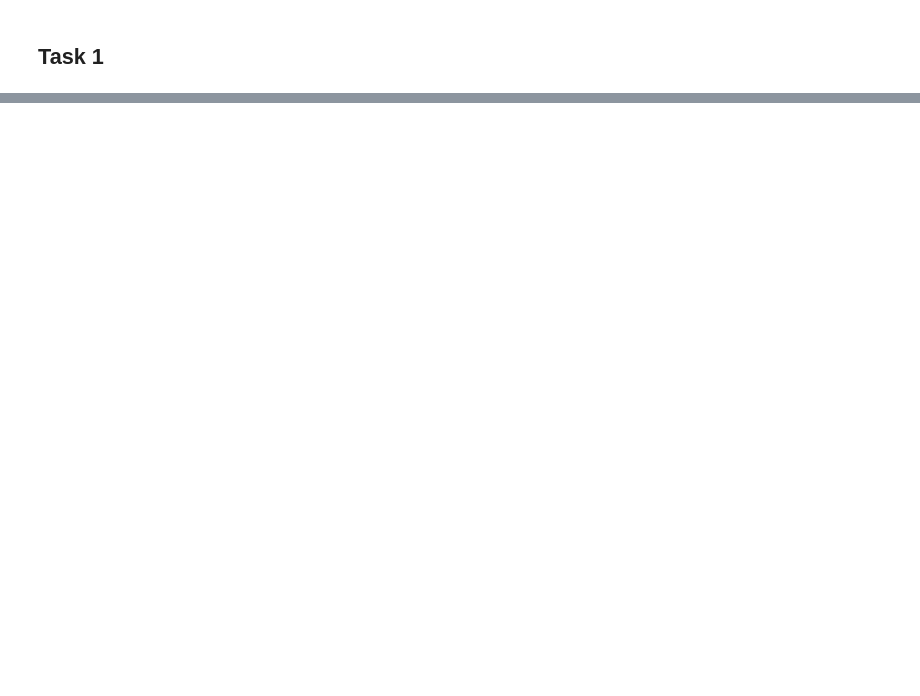
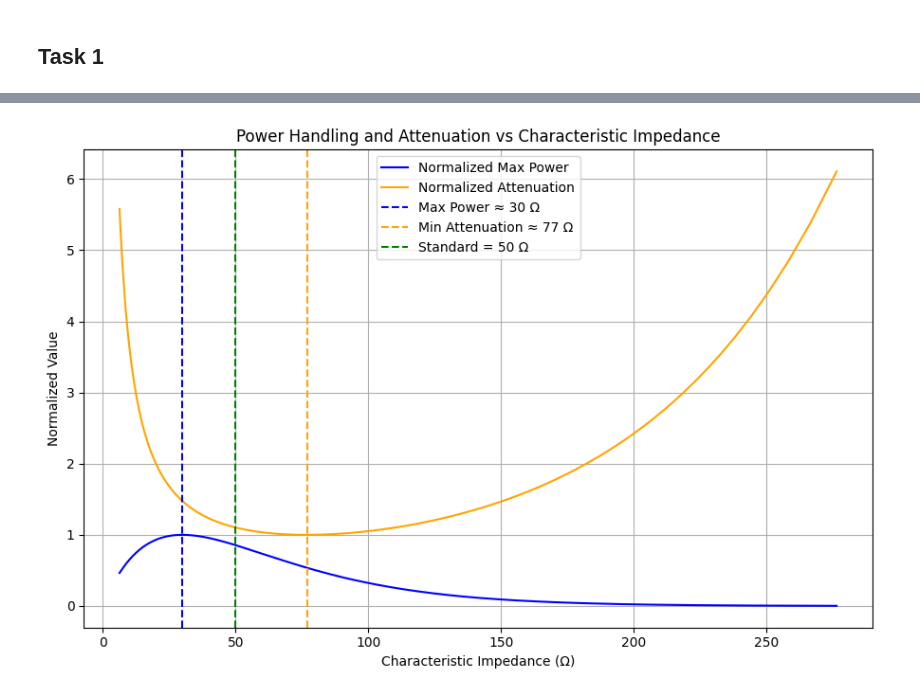
Before and after one commit to NortheLo/Microwave_Eng_Lab, a Jupyter notebook: Lab1_Network_Analysis/Lab1_Preliminary_Luis.ipynb, the cells around one changed output, grey strips where cells are left out. Saved outputs shown, nothing was run; the diff lists cells and outputs as text; code cells hidden in the pictures; blank space fills up the shorter version.

```diff
--- a/Lab1_Network_Analysis/Lab1_Preliminary_Luis.ipynb
+++ b/Lab1_Network_Analysis/Lab1_Preliminary_Luis.ipynb
@@ -21,0 +113,47 @@ The connection sketches are presented as follows:
+# %%
+import numpy as np
+import matplotlib.pyplot as plt
+
+# Constants
+b = 1.0  # outer conductor radius (normalized)
+epsilon_r = 1.0  # air dielectric constant
+
+# Sweep inner conductor radius a
+a = np.linspace(0.01, 0.9 * b, 500)
+ln_ba = np.log(b / a)
+
+# Characteristic impedance in air
+Z0 = 60 / np.sqrt(epsilon_r) * ln_ba
+
+# --- Power Handling Calculation ---
+# V_max ∝ a * ln(b/a)
+Vmax = a * ln_ba
+# P ∝ V^2 / (2Z0)
+P = Vmax**2 / (2 * Z0)
+P_normalized = P / np.max(P)
+
+# --- Attenuation Calculation ---
+# α ∝ (1/a + 1/b) / Z0
+alpha = (1 / Z0) * (1 / a + 1 / b)
+alpha_normalized = alpha / np.min(alpha)
+
+# --- Plot ---
+plt.figure(figsize=(9, 6))
+plt.plot(Z0, P_normalized, label='Normalized Max Power', color='blue')
+plt.plot(Z0, alpha_normalized, label='Normalized Attenuation', color='orange')
+
+# Vertical lines for reference
+plt.axvline(30, color='blue', linestyle='--', label='Max Power ≈ 30 Ω')
+plt.axvline(77, color='orange', linestyle='--', label='Min Attenuation ≈ 77 Ω')
+plt.axvline(50, color='green', linestyle='--', label='Standard = 50 Ω')
+
+# Labels and styling
+plt.xlabel('Characteristic Impedance (Ω)')
+plt.ylabel('Normalized Value')
+plt.title('Power Handling and Attenuation vs Characteristic Impedance')
+plt.grid(True)
+plt.legend()
+plt.tight_layout()
+plt.show()
+# %% [output]
+[figure, added]
```
Also changed, not shown: parts of 3 cells of this notebook.
